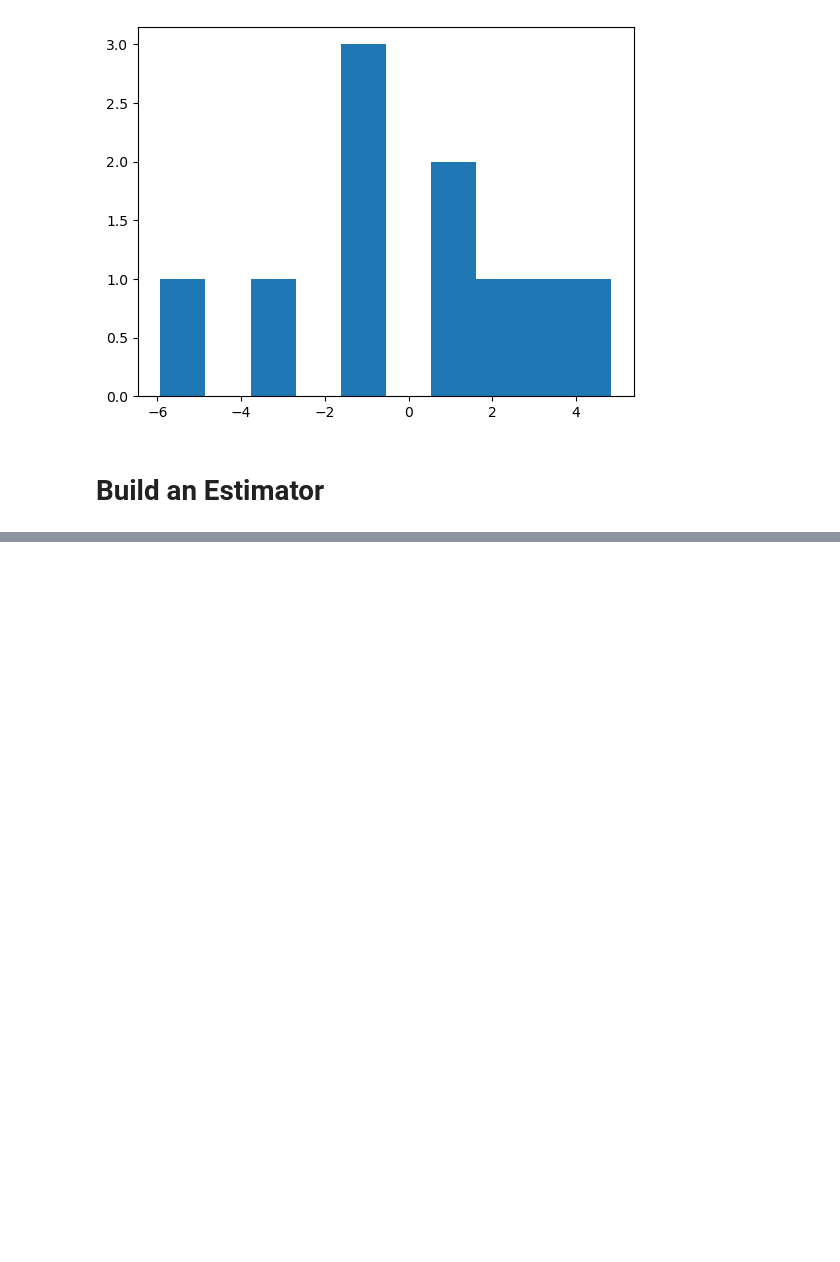
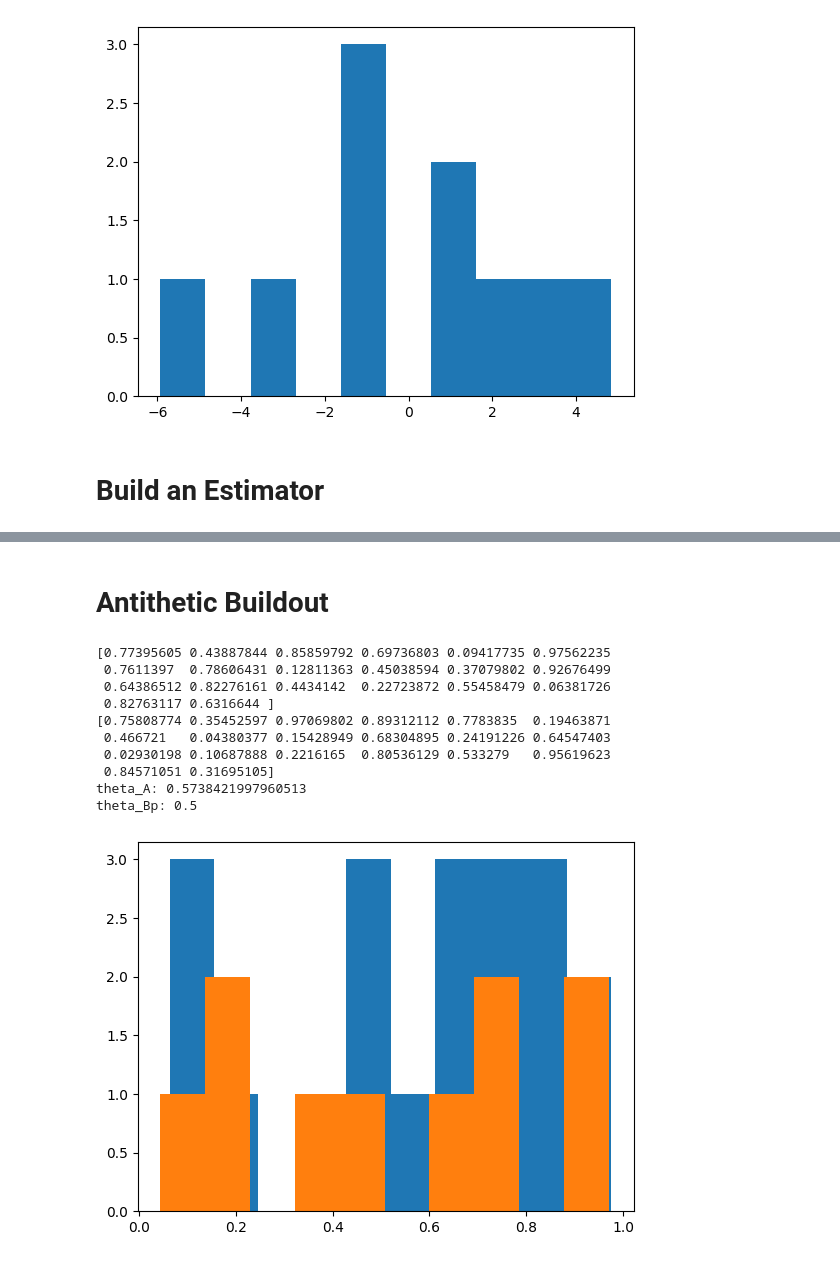
Before and after one commit to jlopez8/monte_carlo_lab, a Jupyter notebook: experiments/building_distributions.ipynb, the cells around one changed output, grey strips where cells are left out. Cells and saved outputs as stored; diff of their text form; code cells hidden in the pictures; blank space fills up the shorter version.

Commit message:
build notebooks

```diff
--- a/experiments/building_distributions.ipynb
+++ b/experiments/building_distributions.ipynb
@@ -133,0 +241,39 @@ plt.ylim(3.95, 4.05)
+# %% [markdown]
+# Antithetic Buildout
+# %%
+import numpy as np
+
+rng = np.random.default_rng(seed=42)
+
+# Collect sampling and antithetic sample.
+M = 10
+u_A = rng.uniform(0, 1.0, 2 * M)
+u_B = rng.uniform(0, 1.0, M)
+u_Bp = np.concatenate((u_B, (1 - u_B)))
+
+print(u_A)
+print(u_Bp)
+
+plt.hist(u_A);
+plt.hist(u_B);
+# plt.hist(u_Bp, label="antithetic");
+
+# Build the estimates:
+
+theta_A = sum(u_A) / (2 * M)
+theta_Bp = sum(u_Bp) / (2 * M)
+
+print(f"theta_A: {theta_A}")
+print(f"theta_Bp: {theta_Bp}")
+# %% [output]
+[0.77395605 0.43887844 0.85859792 0.69736803 0.09417735 0.97562235
+ 0.7611397  0.78606431 0.12811363 0.45038594 0.37079802 0.92676499
+ 0.64386512 0.82276161 0.4434142  0.22723872 0.55458479 0.06381726
+ 0.82763117 0.6316644 ]
+[0.75808774 0.35452597 0.97069802 0.89312112 0.7783835  0.19463871
+ 0.466721   0.04380377 0.15428949 0.68304895 0.24191226 0.64547403
+ 0.02930198 0.10687888 0.2216165  0.80536129 0.533279   0.95619623
+ 0.84571051 0.31695105]
+theta_A: 0.5738421997960513
+theta_Bp: 0.5
+[figure, added]
```
Also changed, not shown: parts of 9 cells of this notebook, 1 other file.
